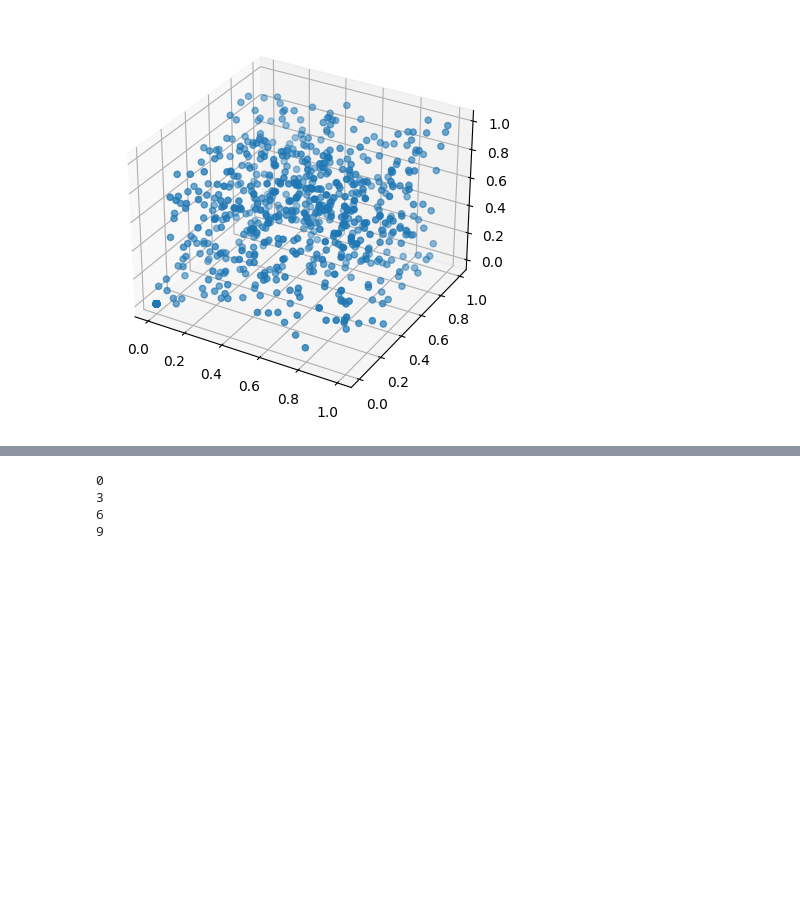
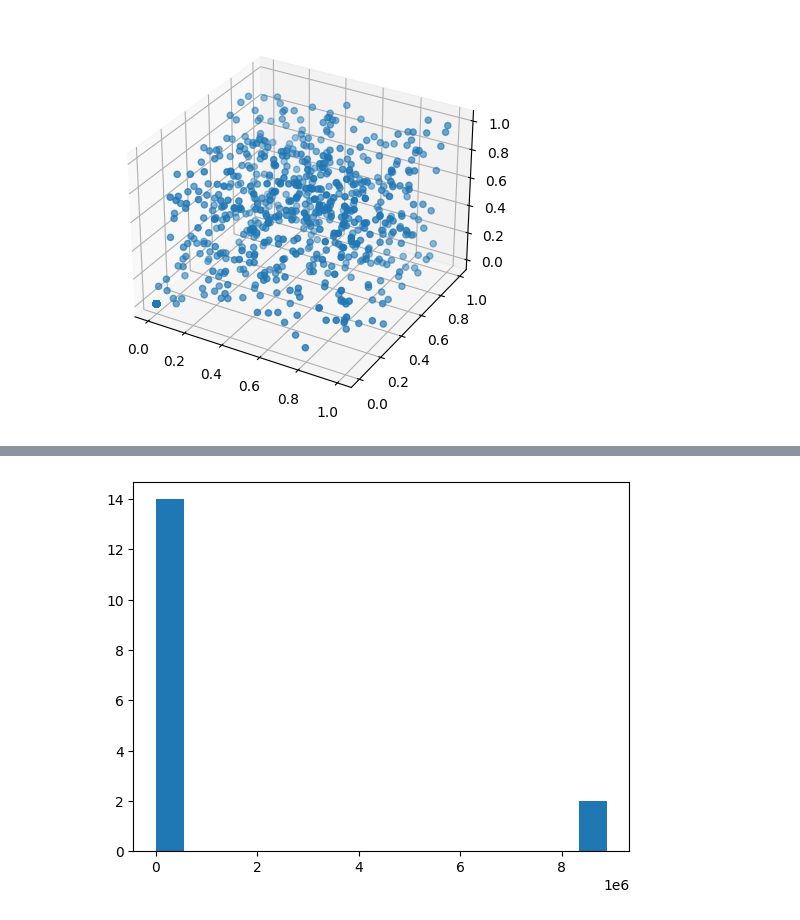
Before and after one commit to jenishadhikari221/Bachelorarbeit, a Jupyter notebook: main/Plotting.ipynb, the cells around one changed output, grey strips where cells are left out. Saved outputs shown, nothing was run; the diff lists cells and outputs as text; code cells hidden in the pictures; blank space fills up the shorter version.

```diff
--- a/main/Plotting.ipynb
+++ b/main/Plotting.ipynb
@@ -28,8 +28,6 @@ plt.show()
-# %%
-for i in range(0,10,3):
-    print(i)
-# %% [output]
-0
-3
-6
-9
+# %%
+data = np.loadtxt("../build/Boltzman_verteilung_2D.txt")
+plt.hist(data,16)
+plt.show()
+# %% [output]
+[figure, added]
```
Also changed, not shown: parts of 4 cells of this notebook.
